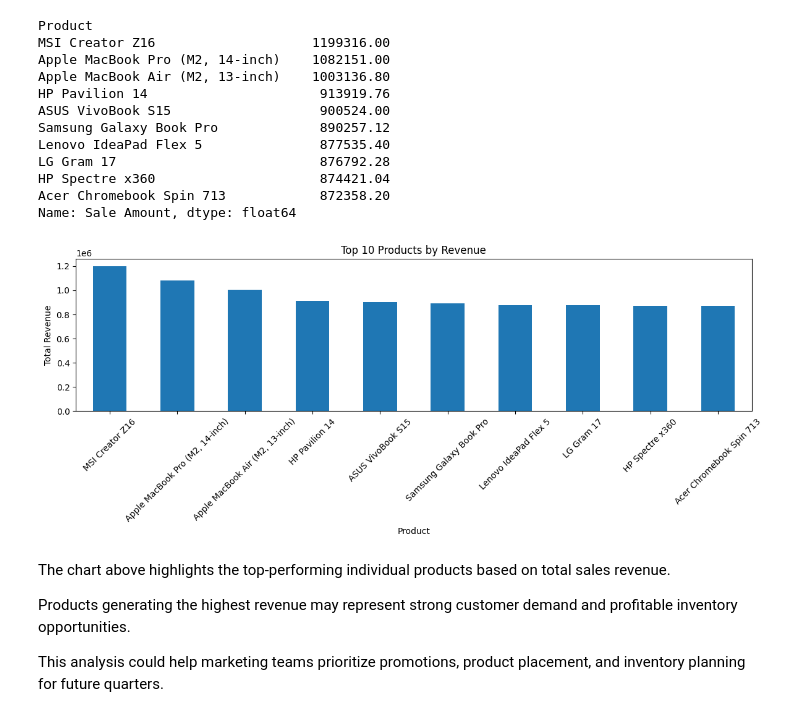
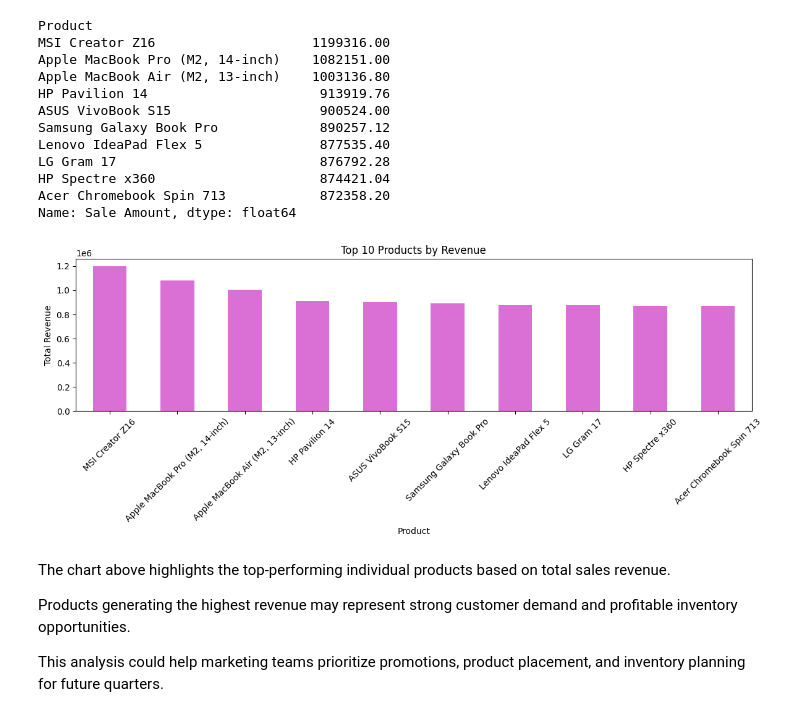
Before and after one commit to smayamelgara-data/Capstone_2, a Jupyter notebook: melgara_bonus_analysis.ipynb, the cells around one changed output. Saved outputs shown, nothing was run; the diff lists cells and outputs as text; code cells hidden in the pictures.

Commit message:
Customized Sales Analysis Chart.

```diff
--- a/melgara_bonus_analysis.ipynb
+++ b/melgara_bonus_analysis.ipynb
@@ -64,31 +64,32 @@ Name: Sale Amount, dtype: float64
 # %%
 # Create figure size for better readability
 plt.figure(figsize=(12,5))
 
 # Create bar chart
 top_products.plot(
-    kind='bar'
+    kind='bar',
+    color='orchid'
 )
 
 # Add chart title
 plt.title('Top 10 Products by Revenue')
 
 # Add x-axis label
 plt.xlabel('Product')
 
 # Add y-axis label
 plt.ylabel('Total Revenue')
 
 # Rotate product names for readability
 plt.xticks(rotation=45)
 
 # Adjust spacing to prevent label cutoff
 plt.tight_layout()
 
 # Display chart
 plt.show()
 # %% [output]
-[figure, old version]
+[figure, new version]
 # %% [markdown]
 The chart above highlights the top-performing individual products based on total sales revenue.
 
```
